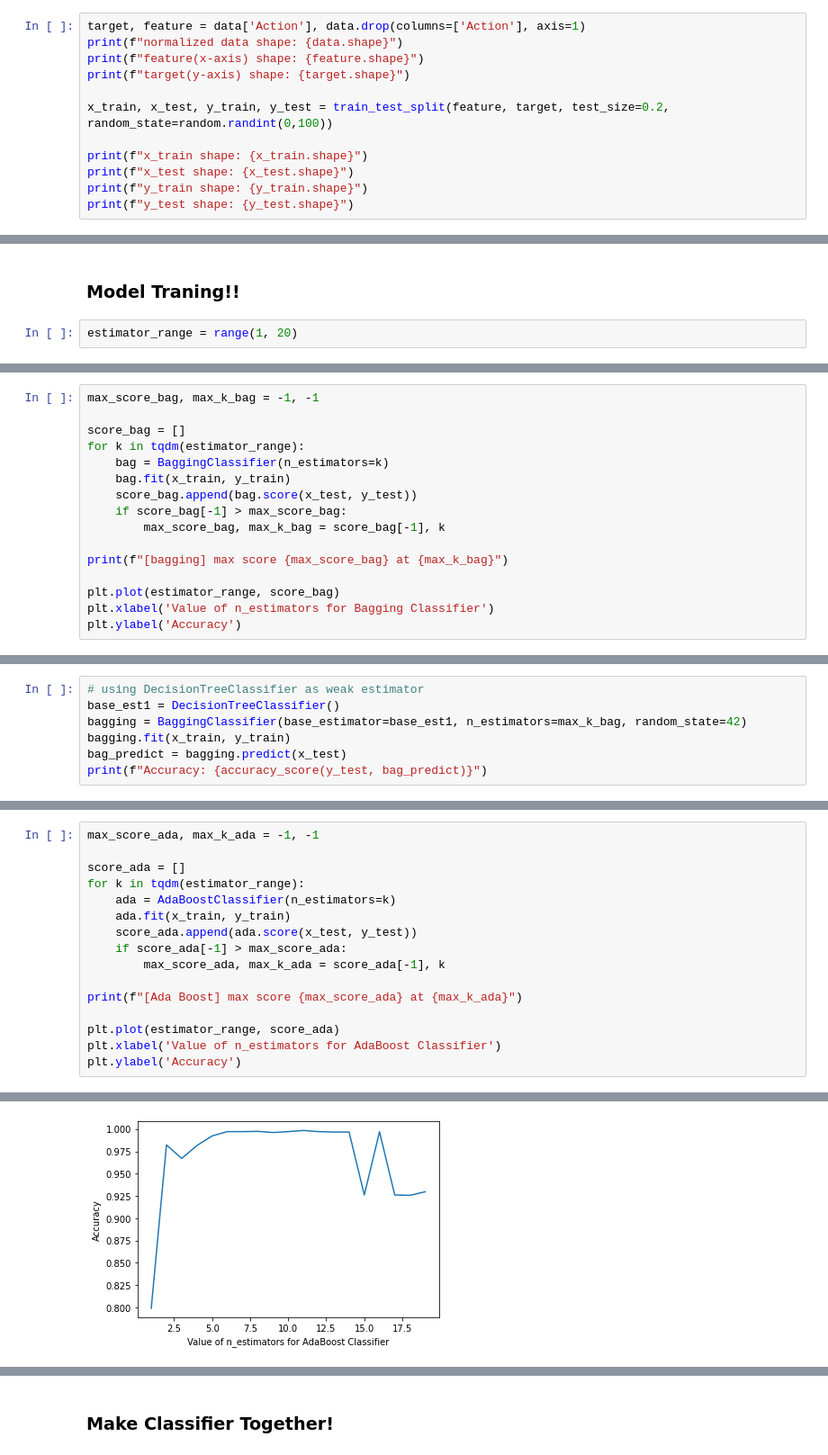
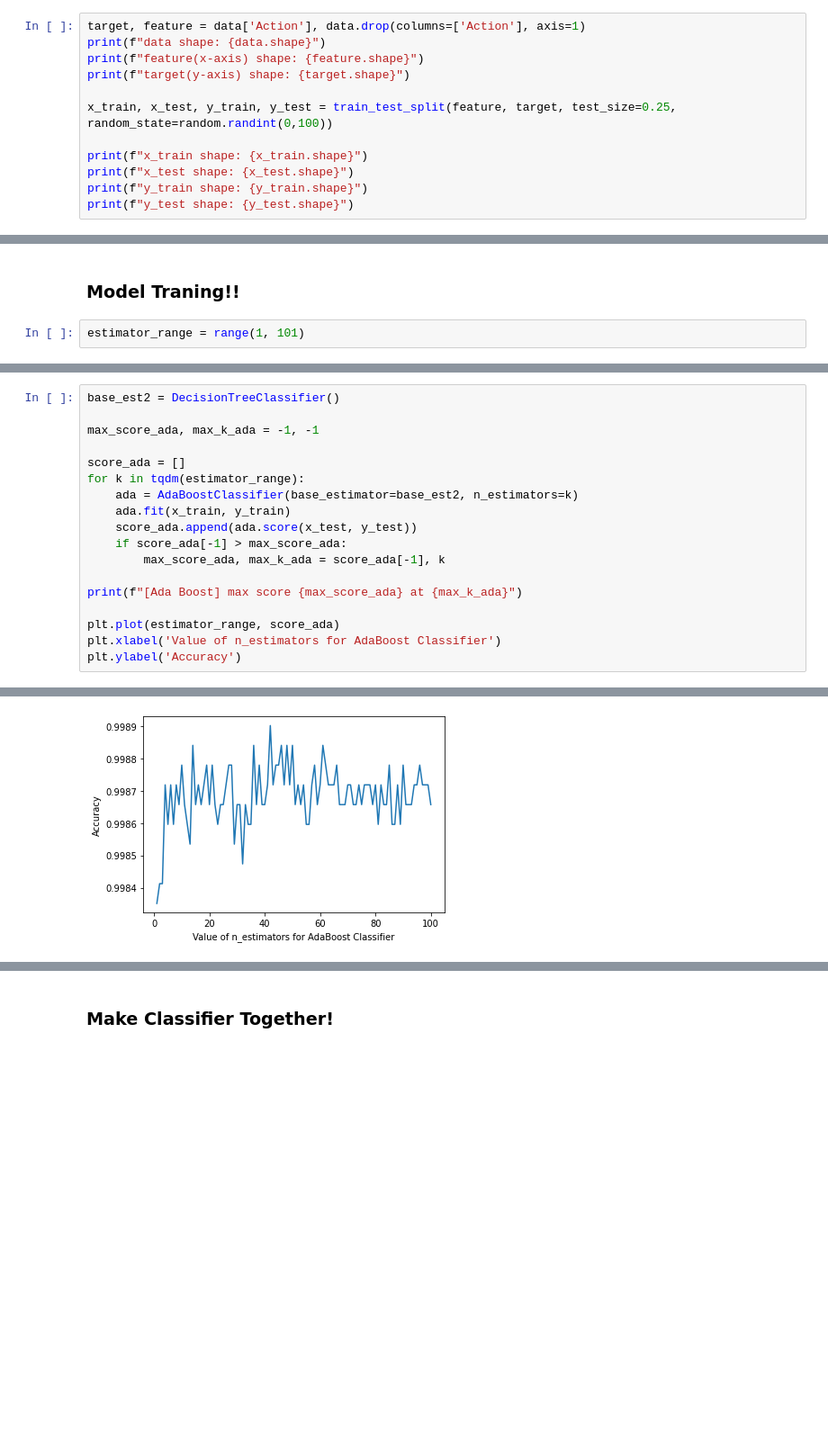
Before and after one commit to aitay721822/salary-prediction-classfication-pratice, a Jupyter notebook: classfication_internet-firewall.ipynb, the cells around one changed output, grey strips where cells are left out. Shown: that part at 90% size. Saved outputs shown, nothing was run; the diff lists cells and outputs as text; blank space fills up the shorter version.

```diff
--- a/classfication_internet-firewall.ipynb
+++ b/classfication_internet-firewall.ipynb
@@ -137,11 +156,11 @@ dtype: object
 ### Split train/test set
 # %%
 target, feature = data['Action'], data.drop(columns=['Action'], axis=1)
-print(f"normalized data shape: {data.shape}")
+print(f"data shape: {data.shape}")
 print(f"feature(x-axis) shape: {feature.shape}")
 print(f"target(y-axis) shape: {target.shape}")
 
-x_train, x_test, y_train, y_test = train_test_split(feature, target, test_size=0.2, random_state=random.randint(0,100))
+x_train, x_test, y_train, y_test = train_test_split(feature, target, test_size=0.25, random_state=random.randint(0,100))
 
 print(f"x_train shape: {x_train.shape}")
 print(f"x_test shape: {x_test.shape}")
@@ -170,5 +189,5 @@ baseline Acc: 0.5773250934615091
 # %% [markdown]
 ### Model Traning!!
 # %%
-estimator_range = range(1, 20)
+estimator_range = range(1, 101)
 # %% [markdown]
@@ -176,16 +194,0 @@ estimator_range = range(1, 20)
-# %%
-max_score_bag, max_k_bag = -1, -1
-
-score_bag = []
-for k in tqdm(estimator_range):
-    bag = BaggingClassifier(n_estimators=k)
-    bag.fit(x_train, y_train)
-    score_bag.append(bag.score(x_test, y_test))
-    if score_bag[-1] > max_score_bag:
-        max_score_bag, max_k_bag = score_bag[-1], k
-
-print(f"[bagging] max score {max_score_bag} at {max_k_bag}")
-
-plt.plot(estimator_range, score_bag)
-plt.xlabel('Value of n_estimators for Bagging Classifier')
-plt.ylabel('Accuracy')
@@ -196,7 +194,0 @@ Text(0, 0.5, 'Accuracy')
-# %%
-# using DecisionTreeClassifier as weak estimator
-base_est1 = DecisionTreeClassifier()
-bagging = BaggingClassifier(base_estimator=base_est1, n_estimators=max_k_bag, random_state=42)
-bagging.fit(x_train, y_train)
-bag_predict = bagging.predict(x_test)
-print(f"Accuracy: {accuracy_score(y_test, bag_predict)}")
@@ -253,9 +242,11 @@ feature_importance.head(10)
 # %%
+base_est2 = DecisionTreeClassifier()
+
 max_score_ada, max_k_ada = -1, -1
 
 score_ada = []
 for k in tqdm(estimator_range):
-    ada = AdaBoostClassifier(n_estimators=k)
+    ada = AdaBoostClassifier(base_estimator=base_est2, n_estimators=k)
     ada.fit(x_train, y_train)
     score_ada.append(ada.score(x_test, y_test))
     if score_ada[-1] > max_score_ada:
@@ -271,2 +262,2 @@ plt.ylabel('Accuracy')
 Text(0, 0.5, 'Accuracy')
-[figure, old version]
+[figure, new version]
```
Also changed, not shown: parts of 17 cells of this notebook, 1 other file.
